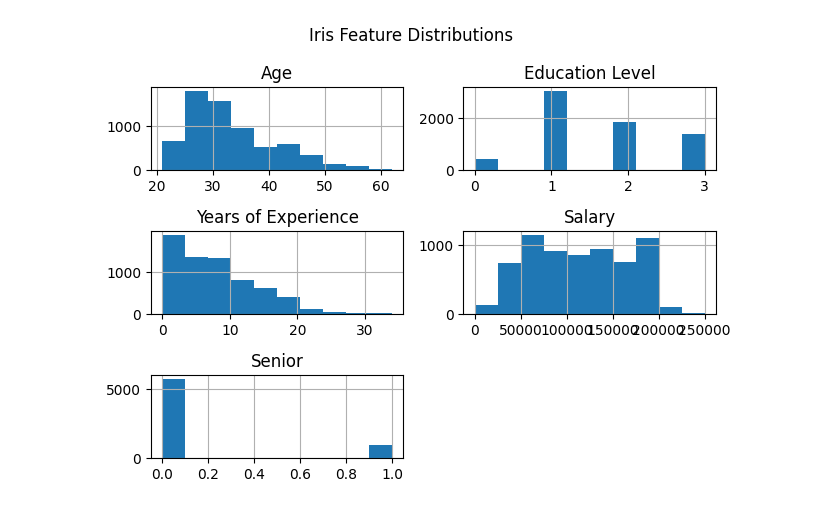
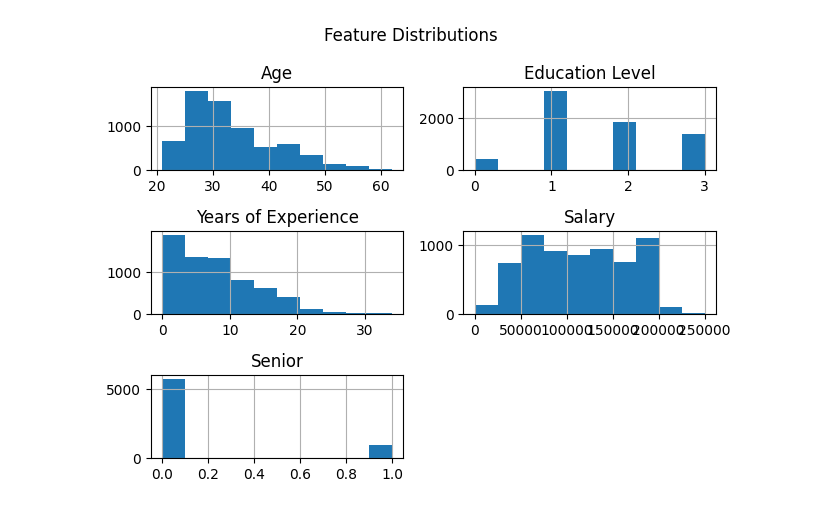
Before and after one commit to ruohan8/ECS171Project, a Jupyter notebook: Project.ipynb, the cells around one changed output. Cells and saved outputs as stored; diff of their text form; code cells hidden in the pictures.

```diff
--- a/Project.ipynb
+++ b/Project.ipynb
@@ -59,12 +427,12 @@ None
 # %%
-#histagram istribution.
+#histagram histribution.
 df.hist()
 
-plt.suptitle("Iris Feature Distributions")
+plt.suptitle("Feature Distributions")
 plt.tight_layout()
 plt.show()
 # %% [output]
-[figure, old version]
+[figure, new version]
 # %%
 # find outliers with boxplot
 df.boxplot(column=['Age', 'Years of Experience'], figsize=(10, 6))
```
Also changed, not shown: parts of 32 cells of this notebook.
